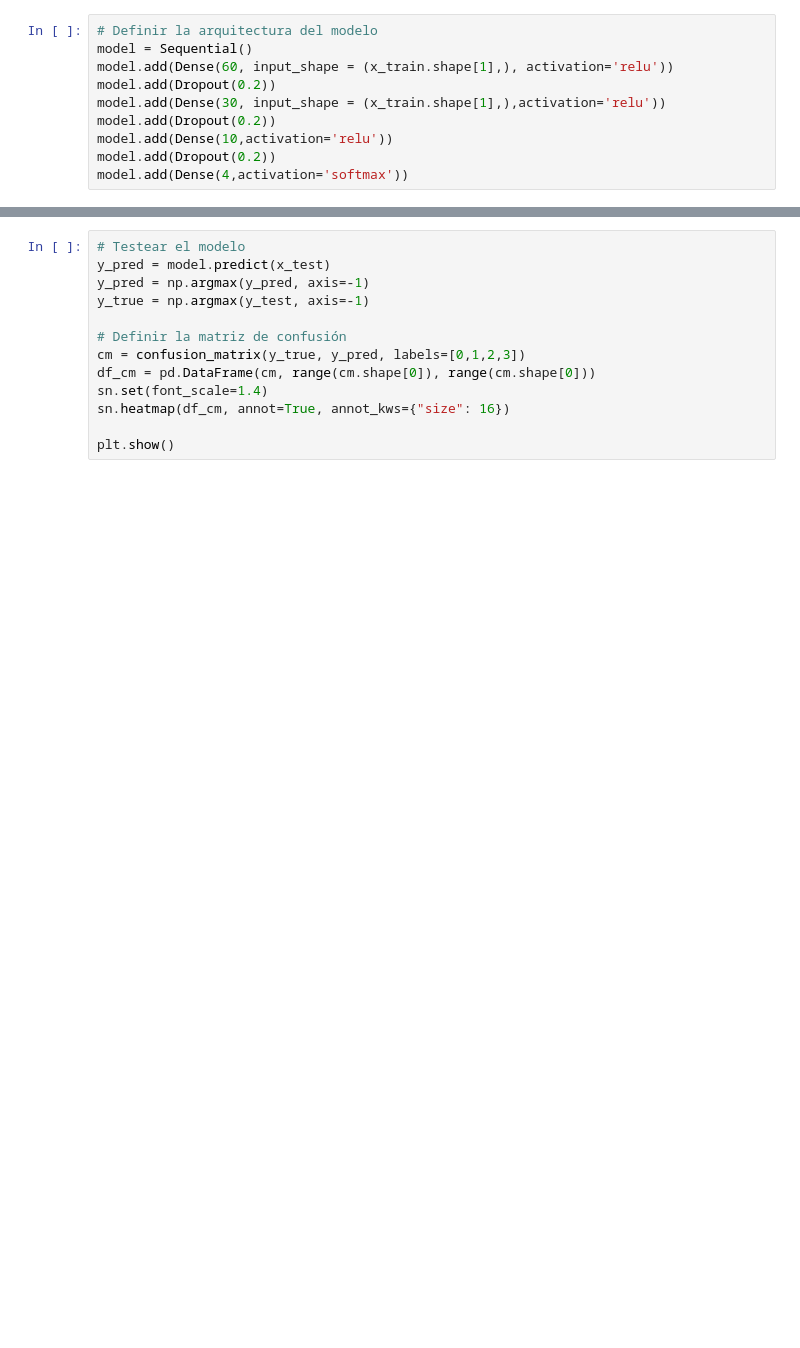
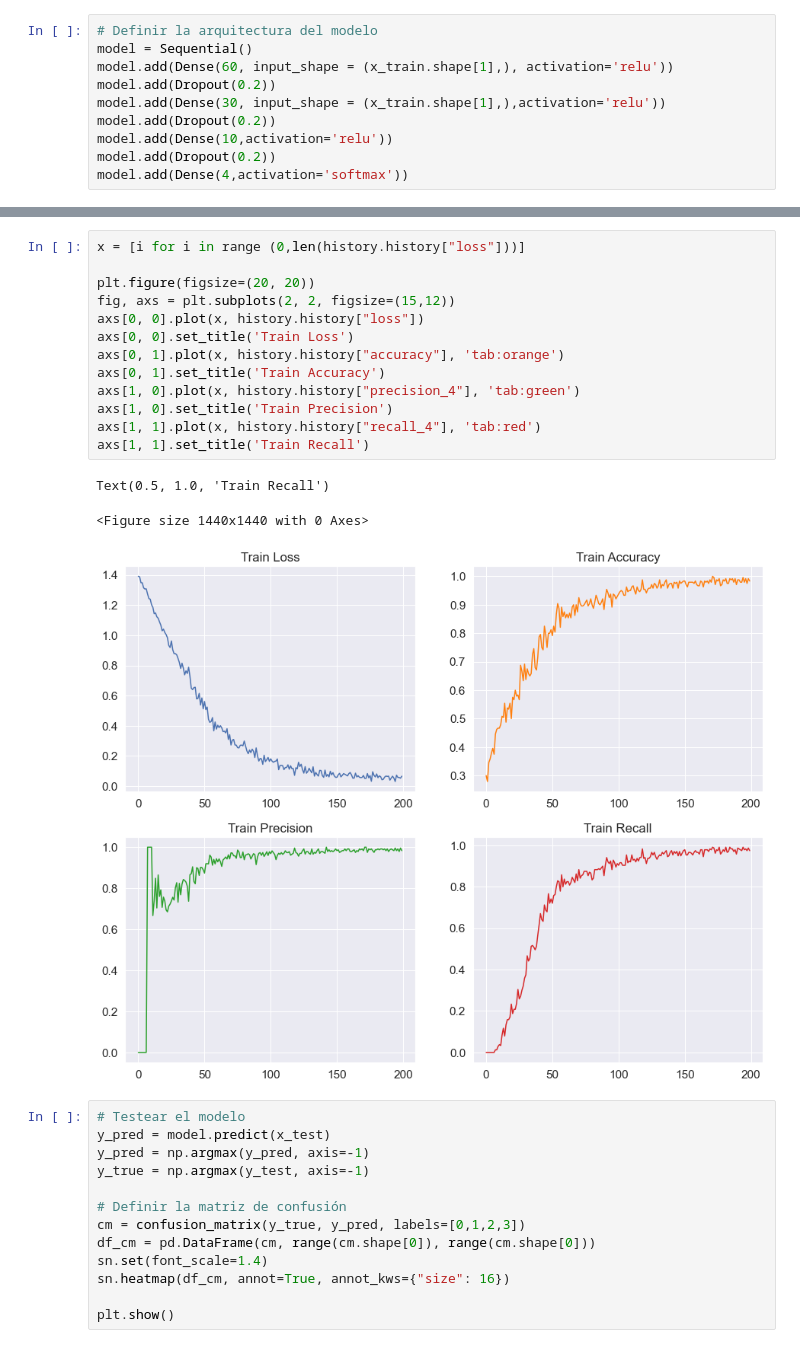
Before and after one commit to kaviles22/ClassSignalEMG-Asanza, a Jupyter notebook: main.ipynb, the cells around one changed output, grey strips where cells are left out. Saved outputs shown, nothing was run; the diff lists cells and outputs as text; blank space fills up the shorter version.

Commit message:
Added plots

```diff
--- a/main.ipynb
+++ b/main.ipynb
@@ -207,3 +218,20 @@ Total training time: 11.060733079910278s
+# %%
+x = [i for i in range (0,len(history.history["loss"]))]
+
+plt.figure(figsize=(20, 20))
+fig, axs = plt.subplots(2, 2, figsize=(15,12))
+axs[0, 0].plot(x, history.history["loss"])
+axs[0, 0].set_title('Train Loss')
+axs[0, 1].plot(x, history.history["accuracy"], 'tab:orange')
+axs[0, 1].set_title('Train Accuracy')
+axs[1, 0].plot(x, history.history["precision_4"], 'tab:green')
+axs[1, 0].set_title('Train Precision')
+axs[1, 1].plot(x, history.history["recall_4"], 'tab:red')
+axs[1, 1].set_title('Train Recall')
+# %% [output]
+Text(0.5, 1.0, 'Train Recall')
+<Figure size 1440x1440 with 0 Axes>
+[figure, added]
 # %%
 # Testear el modelo
 y_pred = model.predict(x_test)
```
Also changed, not shown: parts of 3 cells of this notebook.
